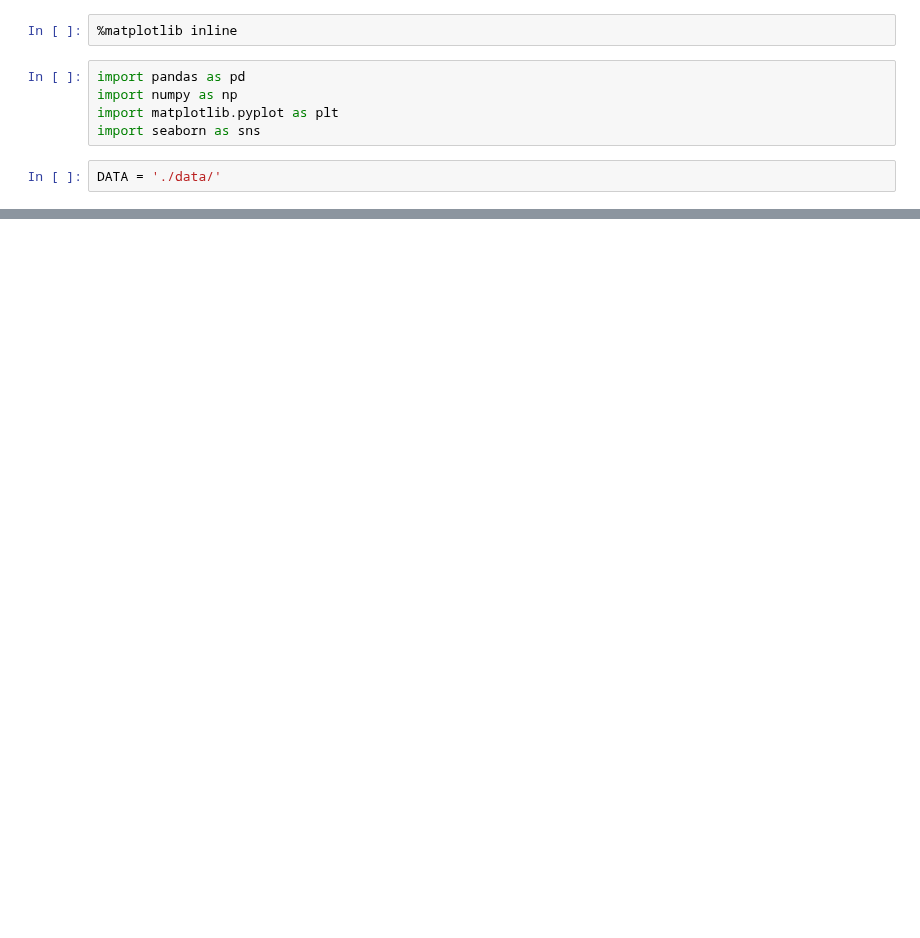
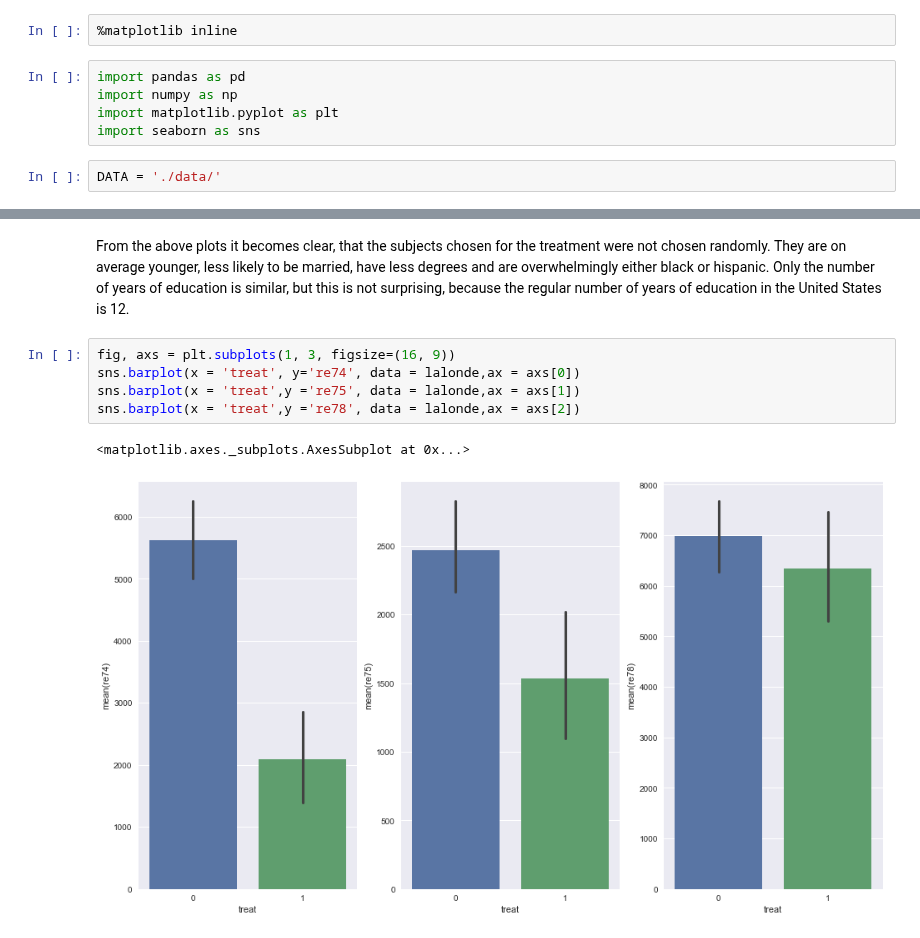
Before and after one commit to roman-bachmann/prayingmantissa, a Jupyter notebook: homework04/notebook.ipynb, the cells around one changed output, grey strips where cells are left out. Saved outputs shown, nothing was run; the diff lists cells and outputs as text; blank space fills up the shorter version.

```diff
--- a/homework04/notebook.ipynb
+++ b/homework04/notebook.ipynb
@@ -43,0 +78,10 @@ sns.distplot(non_treated.re78, bins=bins, norm_hist=True, kde=False, ax=axs[2],
+# %% [markdown]
+From the above plots it becomes clear, that the subjects chosen for the treatment were not chosen randomly. They are on average younger, less likely to be married, have less degrees and are overwhelmingly either black or hispanic. Only the number of years of education is similar, but this is not surprising, because the regular number of years of education in the United States is 12.
+# %%
+fig, axs = plt.subplots(1, 3, figsize=(16, 9))
+sns.barplot(x = 'treat', y='re74', data = lalonde,ax = axs[0])
+sns.barplot(x = 'treat',y ='re75', data = lalonde,ax = axs[1])
+sns.barplot(x = 'treat',y ='re78', data = lalonde,ax = axs[2])
+# %% [output]
+<matplotlib.axes._subplots.AxesSubplot at 0x...>
+[figure, added]
```
Also changed, not shown: parts of 11 cells of this notebook.
